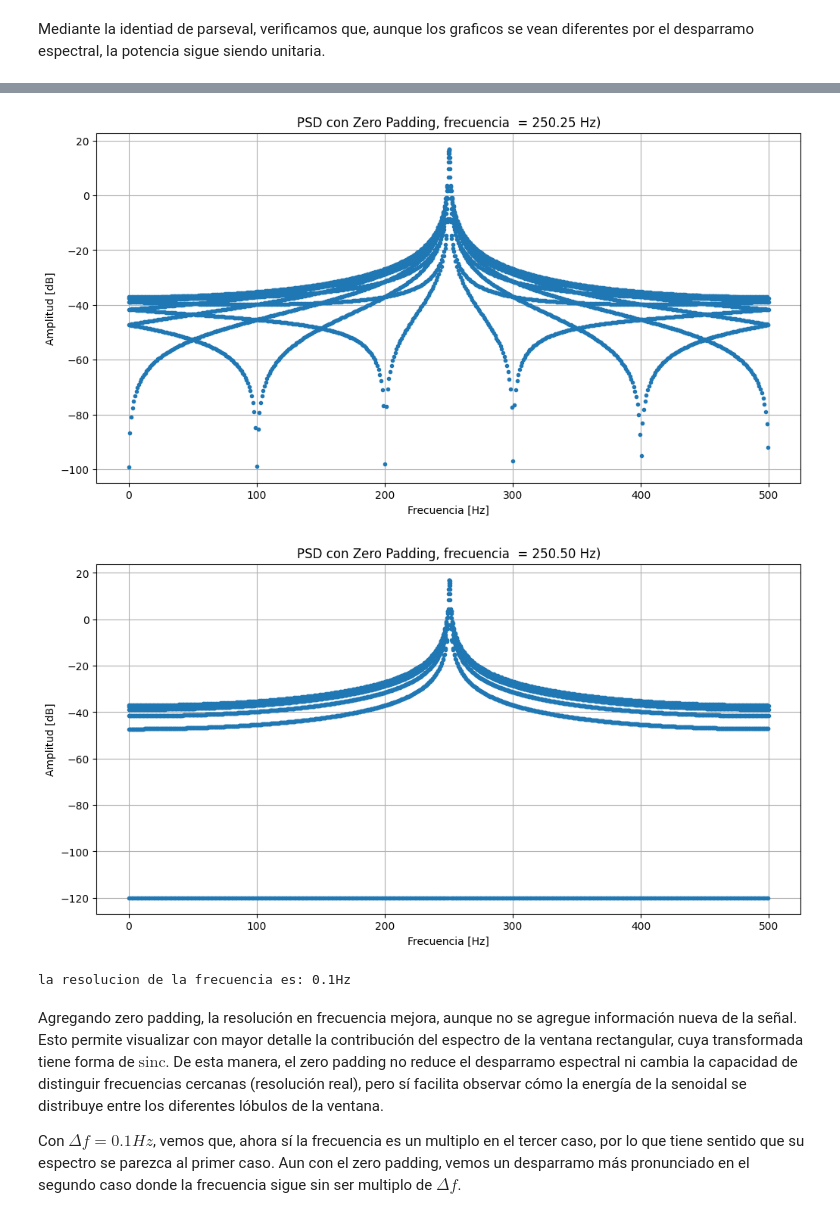
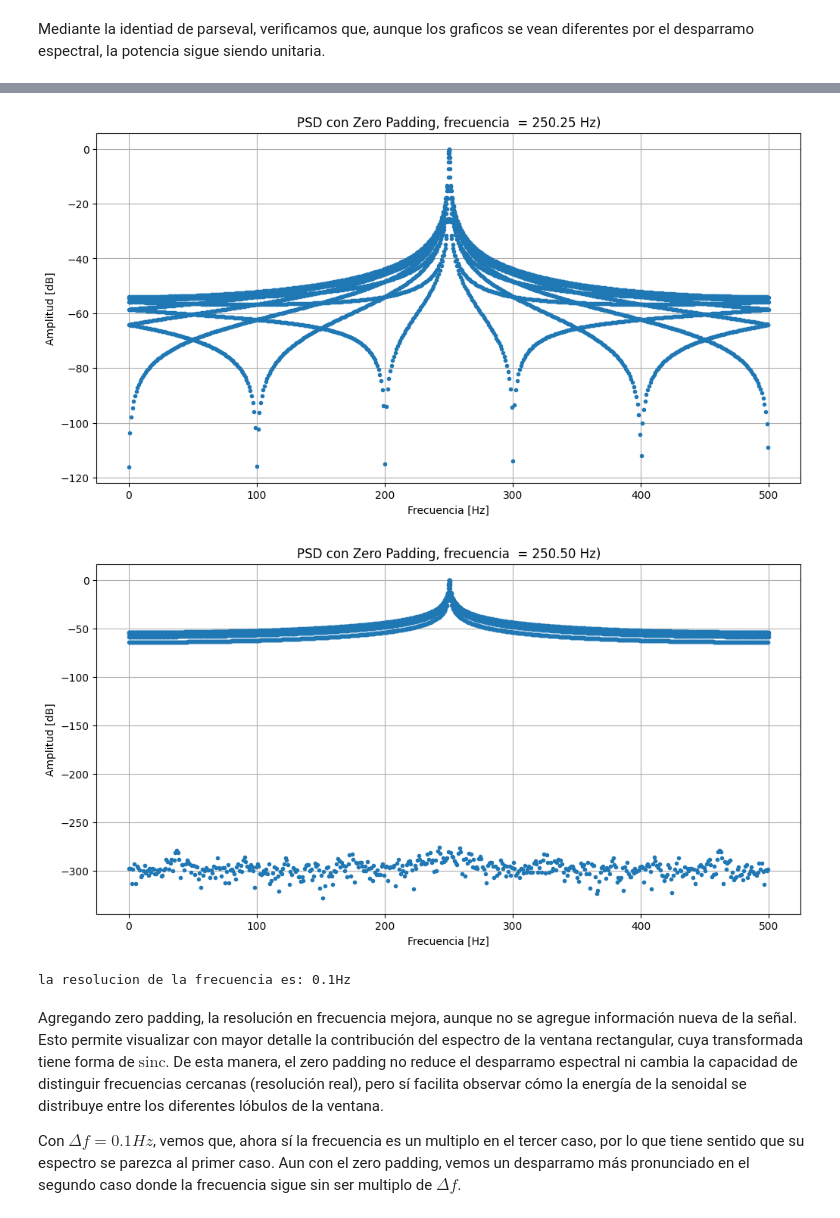
Before and after one commit to ArturoHuber1/APS, a Jupyter notebook: TS3/TS3_Huber.ipynb, the cells around one changed output, grey strips where cells are left out. Cells and saved outputs as stored; diff of their text form; code cells hidden in the pictures.

```diff
--- a/TS3/TS3_Huber.ipynb
+++ b/TS3/TS3_Huber.ipynb
@@ -70,18 +70,20 @@ plt.figure(figsize=(12, 10))
 
 for i, k0 in enumerate(k0_values):
 
-    f0 = k0 * df                                 # frecuencia en Hz
-    x = amp* np.sin(2 * np.pi * f0 * t)          # señal
+    f0 = k0 * df                                   # frecuencia en Hz
+    x = amp* np.sin(2 * np.pi * f0 * t)            # señal
+
 
     # FFT y PSD
-    X = np.fft.fft(x, N)                         # FFT
-    psd = (np.abs(X)**2) / N                     # densidad espectral
+    X = np.fft.fft(x, N)                           # FFT
+    psd = (np.abs(X)**2) /( N)                     # densidad espectral
+    psd_dB = 10 * np.log10(psd / np.max(psd))
 
     # Eje de frecuencias
     freqs = np.fft.fftfreq(N, 1/fs)
     # Grafico
     plt.subplot(3, 1, i+1)
-    plt.plot(freqs[:N//2], 10*np.log10(psd[:N//2] + 1e-12),'.')
+    plt.plot(freqs[:N//2], psd_dB[:N//2],'.')
     plt.title(f"PSD con frecuencia = {f0:.2f} Hz")
     plt.xlabel("Frecuencia [Hz]")
     plt.ylabel("Amplitud [dB]")
@@ -120,9 +122,6 @@ Mediante la identiad de parseval, verificamos que, aunque los graficos se vean d
 # ====== (c) Experimento con zero padding ======
 N_pad = 10 * N
 t_pad = np.arange(N_pad) / fs
-
-eps = 1e-12  # para evitar log(0)
-
 
 for i, k0 in enumerate(k0_values):
     f0 = k0 * df
@@ -134,12 +133,12 @@ for i, k0 in enumerate(k0_values):
     # FFT con padding
     X_pad = np.fft.fft(x_pad, N_pad)
     psd_pad = (np.abs(X_pad)**2) / N_pad
-    psd_pad_db = 10 * np.log10(psd_pad + eps)
+    psd_pad_dB = 10 * np.log10(psd_pad / np.max(psd_pad))
 
     freqs_pad = np.fft.fftfreq(N_pad, 1/fs)
 
     plt.figure(figsize=(12, 6))
-    plt.plot(freqs_pad[:N_pad//2], psd_pad_db[:N_pad//2],'.')
+    plt.plot(freqs_pad[:N_pad//2], psd_pad_dB[:N_pad//2],'.')
     plt.title(f"PSD con Zero Padding, frecuencia  = {f0:.2f} Hz)")
     plt.xlabel("Frecuencia [Hz]")
     plt.ylabel("Amplitud [dB]")
@@ -152,5 +151,5 @@ print(f"la resolucion de la frecuencia es: {fs/N_pad}Hz")
-[figure, old version]
+[figure, new version]
-[figure, old version]
+[figure, new version]
 la resolucion de la frecuencia es: 0.1Hz
 # %% [markdown]
 Agregando zero padding, la resolución en frecuencia mejora, aunque no se agregue información nueva de la señal. Esto permite visualizar con mayor detalle la contribución del espectro de la ventana rectangular, cuya transformada tiene forma de $\mathrm{sinc}$. De esta manera, el zero padding no reduce el desparramo espectral ni cambia la capacidad de distinguir frecuencias cercanas (resolución real), pero sí facilita observar cómo la energía de la senoidal se distribuye entre los diferentes lóbulos de la ventana.
```
Also changed, not shown: parts of 3 cells of this notebook.
